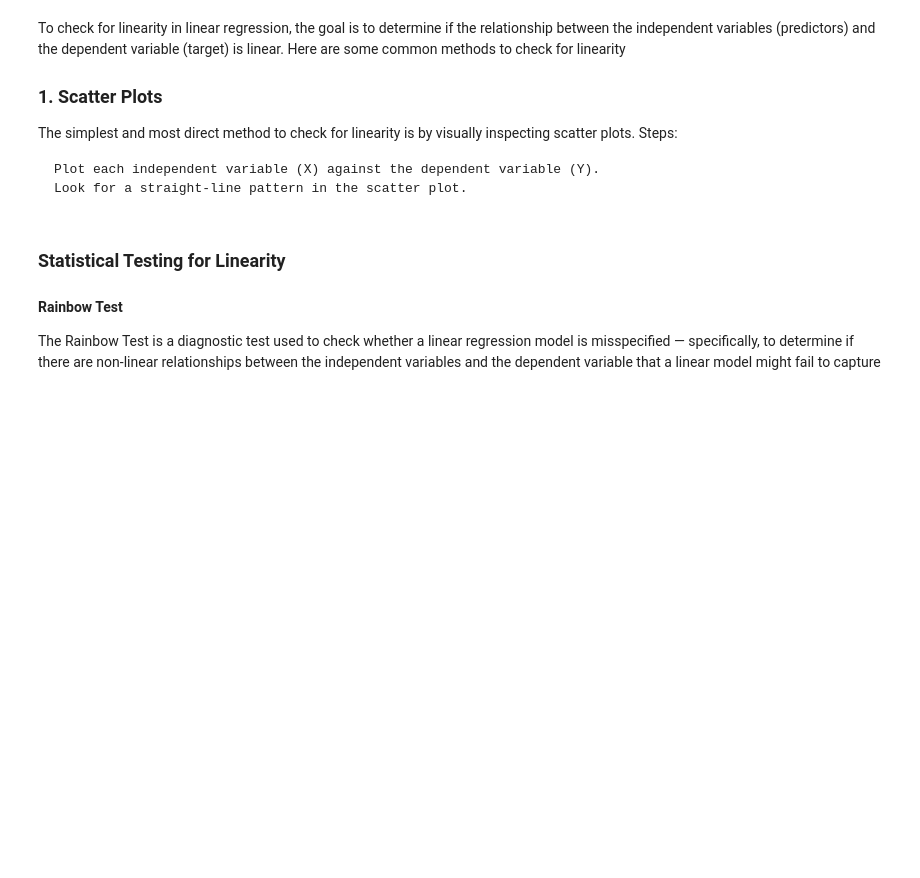
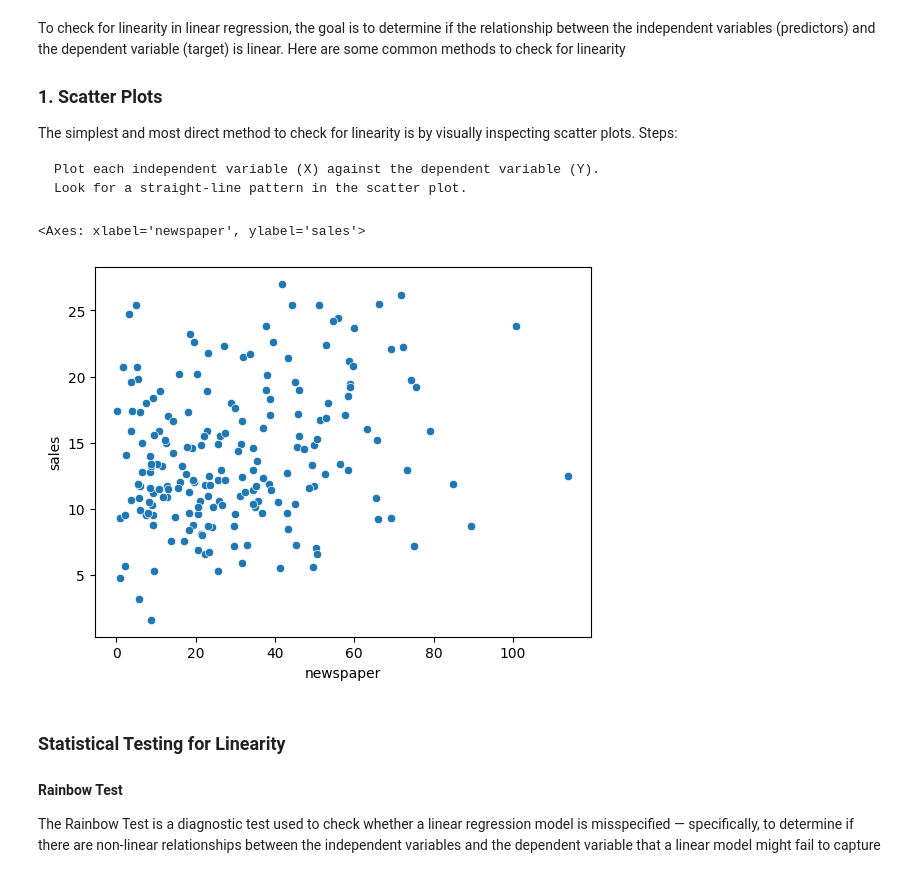
Before and after one commit to karusamuel/LinearRegression_Assumptions, a Jupyter notebook: index.ipynb, the cells around one changed output. Saved outputs shown, nothing was run; the diff lists cells and outputs as text; code cells hidden in the pictures; blank space fills up the shorter version.

```diff
--- a/index.ipynb
+++ b/index.ipynb
@@ -50,5 +62,12 @@ Steps:
     Look for a straight-line pattern in the scatter plot.
 # %%
 # An Example of a Scatter plot
+X = df_ads["newspaper"]
+Y = df_ads["sales"]
+# %%
+sns.scatterplot(x=X,y=Y)
+# %% [output]
+<Axes: xlabel='newspaper', ylabel='sales'>
+[figure, added]
 # %%
 # pairplots (scatter matrix)
```
Also changed, not shown: parts of 30 cells of this notebook.
